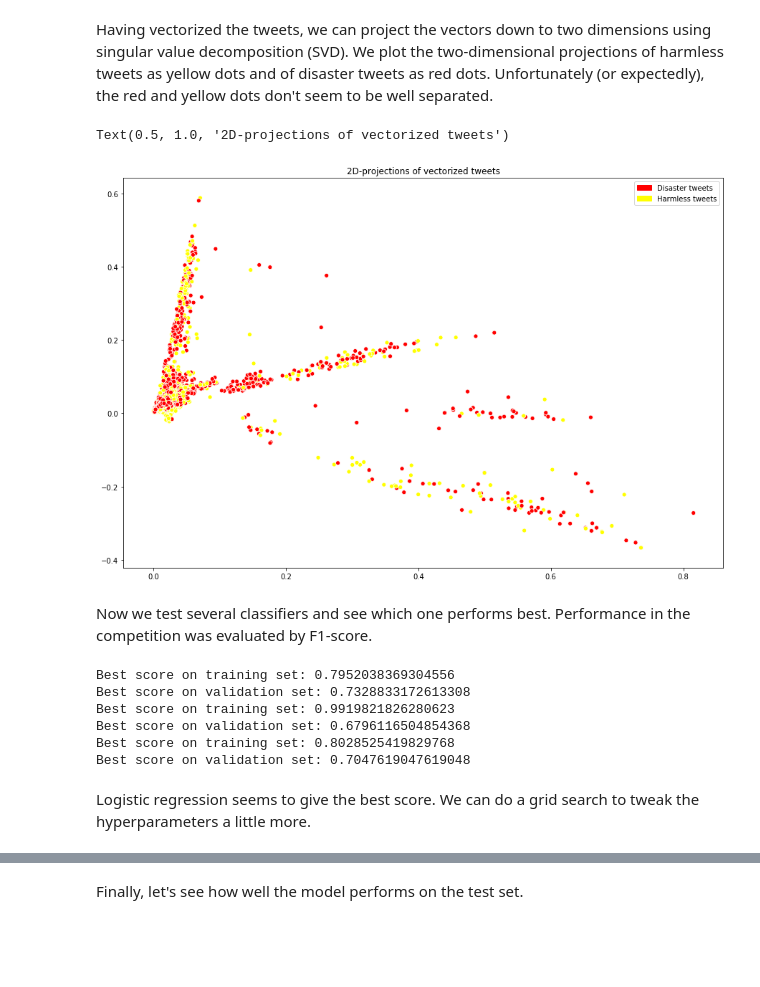
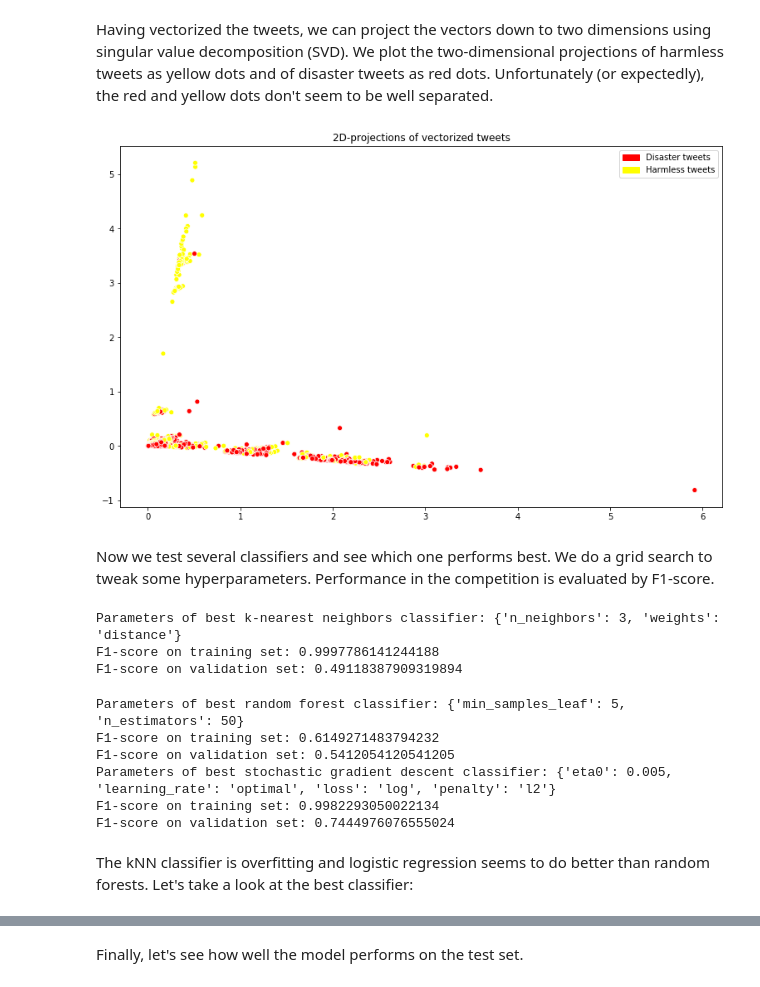
Before and after one commit to sloebrich/Tweet-analysis, a Jupyter notebook: NLP.ipynb, the cells around one changed output, grey strips where cells are left out. Drawn from its saved outputs; the diff is of its cells as text; code cells hidden in the pictures; blank space fills up the shorter version.

```diff
--- a/NLP.ipynb
+++ b/NLP.ipynb
@@ -58,11 +54,11 @@ The location column does not contain enough entries, so we're not going to use i
 
 All of the above is done by the function clean(data). After cleaning, a few tweets will become identical, so we drop duplicates.
 # %%
-from nltk.tokenize import TweetTokenizer
+from nltk.corpus import stopwords
 from nltk.stem import PorterStemmer
-from nltk.corpus import stopwords
 
 stopwords = stopwords.words('english')
+ps = PorterStemmer()
 
 def clean(data):
     df=data.copy()
@@ -74,7 +70,7 @@ def clean(data):
     df['text'] = df['text'].str.replace(r'[^a-zA-Z]', ' ')
     df['text'] = df['text'].str.lower()
     df['text'] = df['text'].apply(lambda x: ' '.join([word for word in x.split() if word not in stopwords]))
-#    df['text'] = df['text'].apply(lambda x: ' '.join([PorterStemmer().stem(word) for word in x.split() if word not in set(stopwords.words('english'))]))
+    df['text'] = df['text'].apply(lambda x: ' '.join([ps.stem(word) for word in x.split()]))
     return df
 
 df=clean(train)
@@ -83,7 +79,7 @@ X = df['text']
 y = df['target']
 
 X_test = clean(test)['text']
-y_test = test_labels['target']
+y_test = test['target']
 # %% [markdown]
 Now the tweets look like this:
 # %%
@@ -159,7 +159,7 @@ Text(0.5, 1.0, '30 most common words in harmless tweets')
 # %% [markdown]
 Then we remove all words that occur less than 5 times in total from the tweets. Some tweets will become empty strings, so we drop these from X and y and update the vocabulary.
 # %%
-minimal_occurrences = 5
+minimal_occurrences = 10
 X=X.apply(lambda x: ' '.join([word for word in x.split() if wordcount['total_count'][word]>=minimal_occurrences]))
 X=X[X.str.split().apply(len)>0]
 y=y[X.index]
@@ -182,8 +182,8 @@ from sklearn.feature_extraction.text import TfidfVectorizer
 from sklearn.feature_extraction.text import CountVectorizer
 
 
-#vectorizer = CountVectorizer(ngram_range=(1,1))
-vectorizer = TfidfVectorizer(ngram_range=(1,1))
+vectorizer = CountVectorizer(ngram_range=(1,2))
+#vectorizer = TfidfVectorizer(ngram_range=(1,1))
 
 train_vectors = vectorizer.fit_transform(X)
 test_vectors = vectorizer.transform(X_test)
@@ -199,58 +199,68 @@ We plot the two-dimensional projections of harmless tweets as yellow dots and of
 # %%
 from sklearn.decomposition import TruncatedSVD
 import matplotlib.patches as mpatches
 
-plt.figure(figsize=(15,10))
+plt.figure(figsize=(13,8))
 svd = TruncatedSVD(n_components=2)
 projected_train_vectors = svd.fit_transform(train_vectors)
 sns.scatterplot(x=projected_train_vectors[:,0], y=projected_train_vectors[:,1], hue=y, palette={0:'yellow', 1:'red'}, legend=False)
 red_patch = mpatches.Patch(color='red', label='Disaster tweets')
 yellow_patch = mpatches.Patch(color='yellow', label='Harmless tweets')
 plt.legend(handles=[red_patch, yellow_patch])
-plt.title('2D-projections of vectorized tweets')
+plt.title('2D-projections of vectorized tweets');
 # %% [output]
-Text(0.5, 1.0, '2D-projections of vectorized tweets')
-[figure, old version]
+[figure, new version]
 # %% [markdown]
-Now we test several classifiers and see which one performs best. Performance in the competition was evaluated by F1-score.
+Now we test several classifiers and see which one performs best.  We do a grid search to tweak some hyperparameters. Performance in the competition is evaluated by F1-score.
 # %%
-from sklearn.linear_model import LogisticRegression
+from sklearn.linear_model import SGDClassifier,LogisticRegression
 from sklearn.neighbors import KNeighborsClassifier
 from sklearn.ensemble import RandomForestClassifier
-from sklearn.svm import SVC
 from sklearn.model_selection import GridSearchCV
-from sklearn.metrics import f1_score, confusion_matrix
+from sklearn.metrics import f1_score, make_scorer
+
+models = {'k-nearest neighbors': KNeighborsClassifier(), 'random forest':RandomForestClassifier(), 'stochastic gradient descent': SGDClassifier()}
 
 model_parameters = {
-LogisticRegression() : {'penalty': ['l1', 'l2'], 'C': [0.01, 0.1, 1, 10, 100] },
-KNeighborsClassifier(): {'n_neighbors': [3,5,7], 'weights': ['uniform', 'distance']},
-RandomForestClassifier(): {'n_estimators':[50, 75, 100], 'min_samples_leaf': [4,8]}
-#, SVC() : {'gamma': ['auto'], 'C':[0.1, 1, 10] , 'kernel': ['rbf', 'poly']}
+'k-nearest neighbors': {'n_neighbors': [3,5,7],
+                         'weights': ['uniform', 'distance']},
+ 'random forest': {'n_estimators':[50, 100],
+                    'min_samples_leaf': [5,10]},
+'stochastic gradient descent' : {'loss': ['hinge', 'log', 'perceptron'],
+                   'penalty': ['l1', 'l2'],
+                   'learning_rate': ['constant', 'optimal', 'adaptive'],
+                  'eta0': [0.005, 0.01]}
 }
 
+f1_scorer = make_scorer(f1_score)
 max_score = 0
 
-for model in model_parameters.keys():
-    grid_search = GridSearchCV(model, model_parameters[model], verbose=0, cv=5)
+
+for model in models.keys():
+    grid_search = GridSearchCV(models[model], model_parameters[model], scoring=f1_scorer, verbose=0, cv=5)
     grid_search.fit(X_train, y_train)
     clf = grid_search.best_estimator_
     training_score = f1_score(y_train, clf.predict(X_train))
     y_pred = clf.predict(X_val)
     validation_score = f1_score(y_pred, y_val)
-    if score > max_score:
+    if validation_score > max_score:
         best_clf = clf
-        max_score = score
-    print('Best score on training set: {}'.format(training_score ))
-    print('Score of best estimator on validation set: {}'.format(validation_score))
+        max_score = validation_score
+    print('Parameters of best {} classifier: {}'.format(model, grid_search.best_params_))
+    print('F1-score on training set: {}'.format(training_score ))
+    print('F1-score on validation set: {}'.format(validation_score))
 # %% [output]
-Best score on training set: 0.7952038369304556
-Best score on validation set: 0.7328833172613308
-Best score on training set: 0.9919821826280623
-Best score on validation set: 0.6796116504854368
-Best score on training set: 0.8028525419829768
-Best score on validation set: 0.7047619047619048
+Parameters of best k-nearest neighbors classifier: {'n_neighbors': 3, 'weights': 'distance'}
+F1-score on training set: 0.9997786141244188
+F1-score on validation set: 0.49118387909319894
+Parameters of best random forest classifier: {'min_samples_leaf': 5, 'n_estimators': 50}
+F1-score on training set: 0.6149271483794232
+F1-score on validation set: 0.5412054120541205
+Parameters of best stochastic gradient descent classifier: {'eta0': 0.005, 'learning_rate': 'optimal', 'loss': 'log', 'penalty': 'l2'}
+F1-score on training set: 0.9982293050022134
+F1-score on validation set: 0.7444976076555024
-# %% [markdown]
-Logistic regression seems to give the best score. We can do a grid search to tweak the hyperparameters a little more.
+# %% [markdown]
+The kNN classifier is overfitting and logistic regression seems to do better than random forests. Let's take a look at the best classifier:
 # %%
 best_clf
 # %% [output]
```
Also changed, not shown: parts of 11 cells of this notebook.
